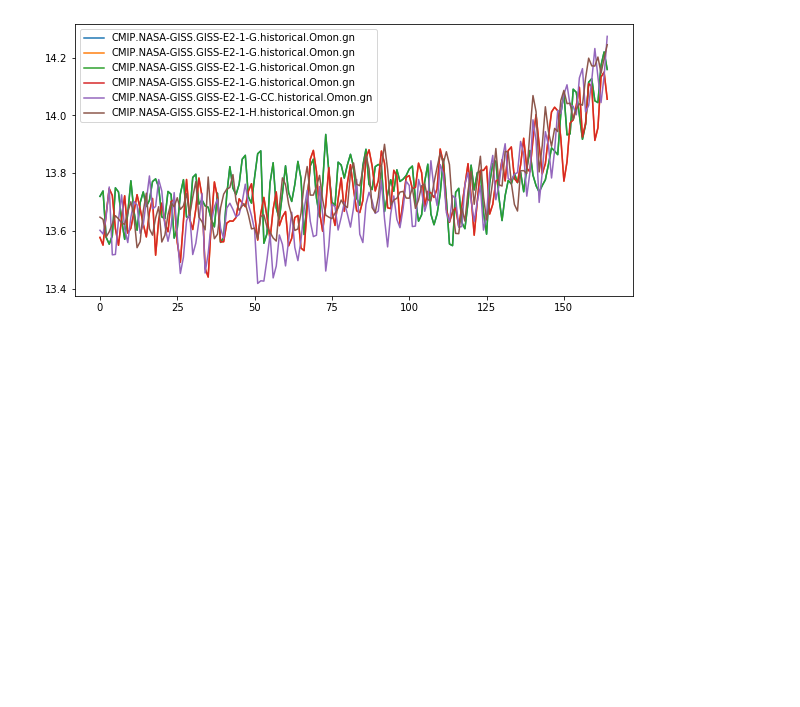
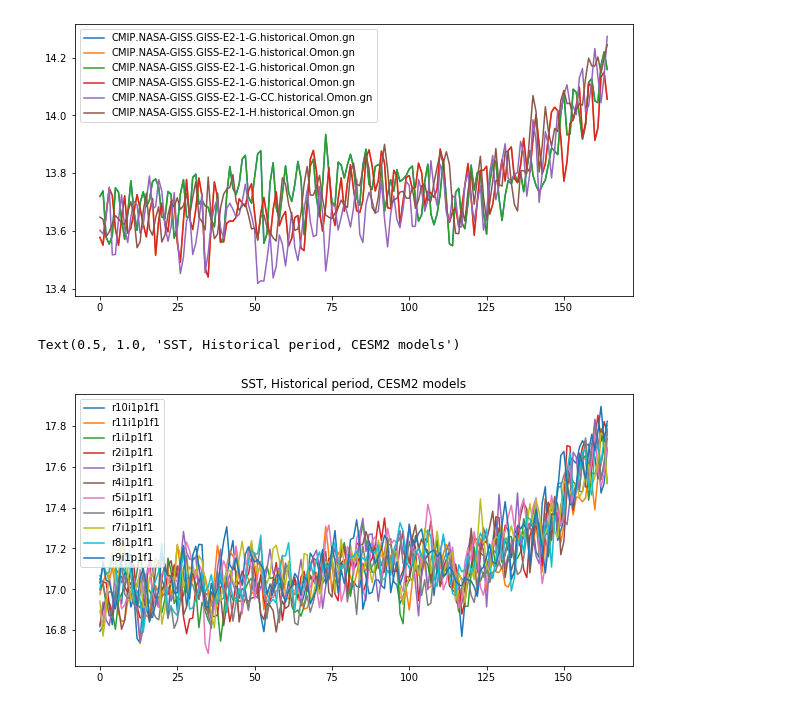
Before and after one commit to mara-freilich/cmip6hack-ocean-bgc, a Jupyter notebook: notebooks/jluo_init_sst.ipynb, the cells around one changed output. Drawn from its saved outputs; the diff is of its cells as text; code cells hidden in the pictures; blank space fills up the shorter version.

Commit message:
regional means over a model ensemble

```diff
--- a/notebooks/jluo_init_sst.ipynb
+++ b/notebooks/jluo_init_sst.ipynb
@@ -319,0 +274,12 @@ a = model_grids.items()
+# %%
+# CESM models
+plt.figure(figsize=(10,5))
+cesm2='CMIP.NCAR.CESM2.historical.Omon.gn'
+for e in sst[cesm2].keys():
+    plt.plot(sst[cesm2][e],label=e)
+    plt.legend()
+
+plt.title('SST, Historical period, CESM2 models')
+# %% [output]
+Text(0.5, 1.0, 'SST, Historical period, CESM2 models')
+[figure, added]
```
Also changed, not shown: parts of 10 cells of this notebook, 1 other file.
